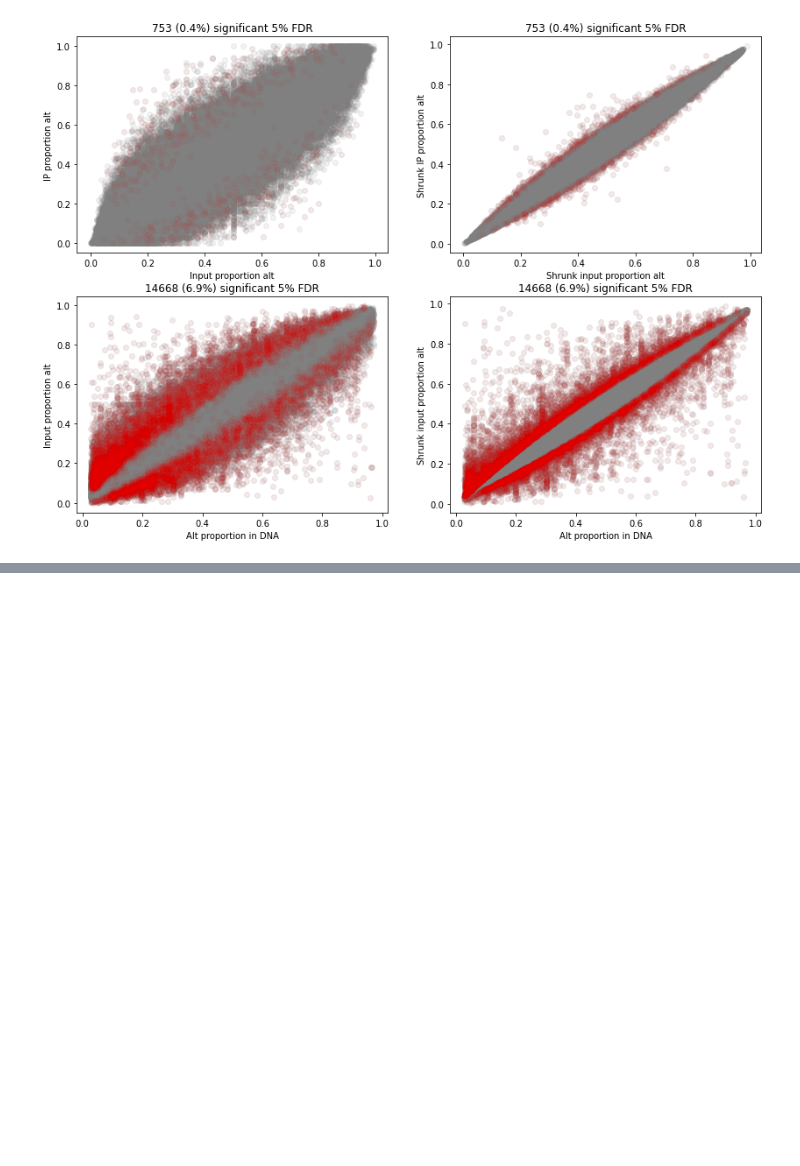
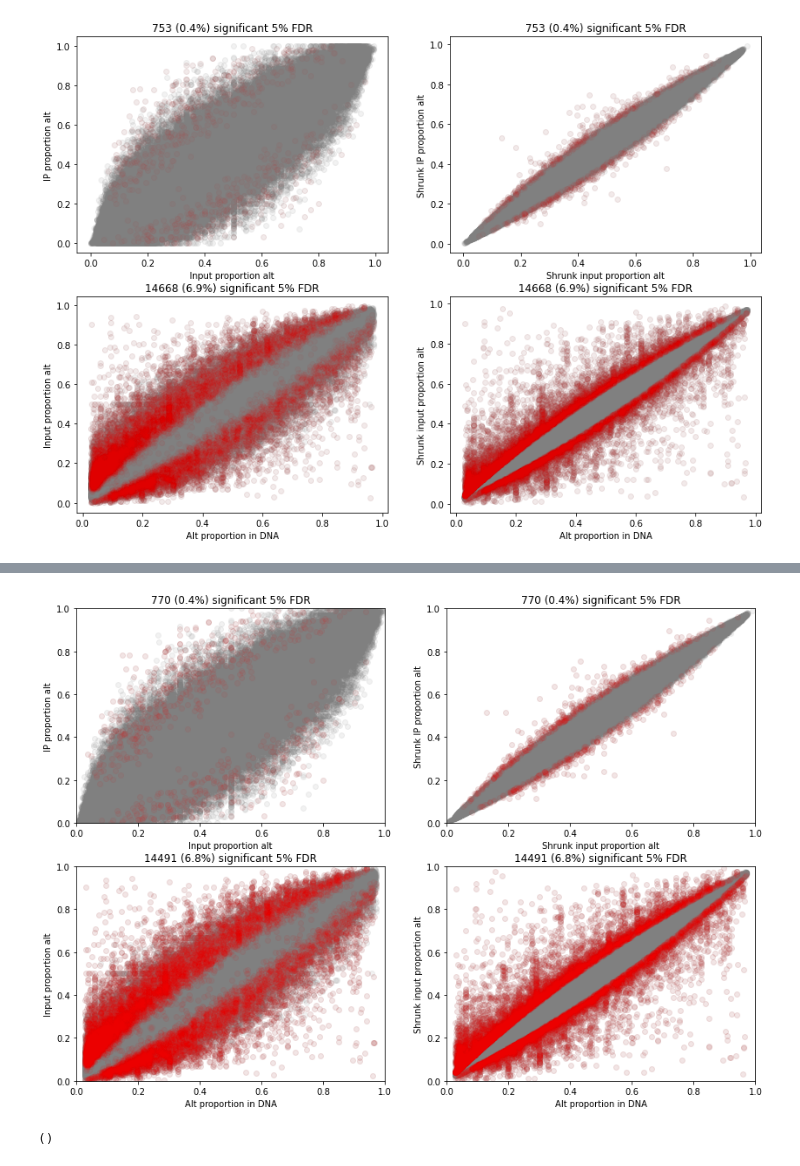
Before and after one commit to daklab/poolqtl, a Jupyter notebook: src/1_detect_ASB_RBFOX2.ipynb, the cells around one changed output, grey strips where cells are left out. Cells and saved outputs as stored; diff of their text form; code cells hidden in the pictures; blank space fills up the shorter version.

```diff
--- a/src/1_detect_ASB_RBFOX2.ipynb
+++ b/src/1_detect_ASB_RBFOX2.ipynb
@@ -192,0 +214,5 @@ Learned hyperparameters: {'ase_scale': 0.18900948762893677, 'input_count_conc':
+# %%
+beta_model.make_plots(results[0], fdr_threshold)
+# %% [output]
+[figure, added]
+()
```
Also changed, not shown: parts of 17 cells of this notebook, 11 other files.
